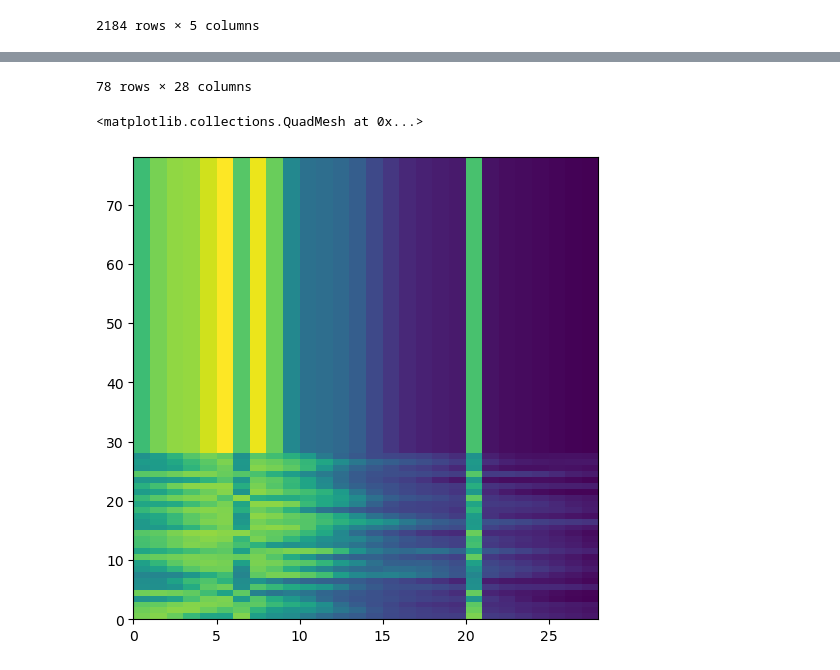
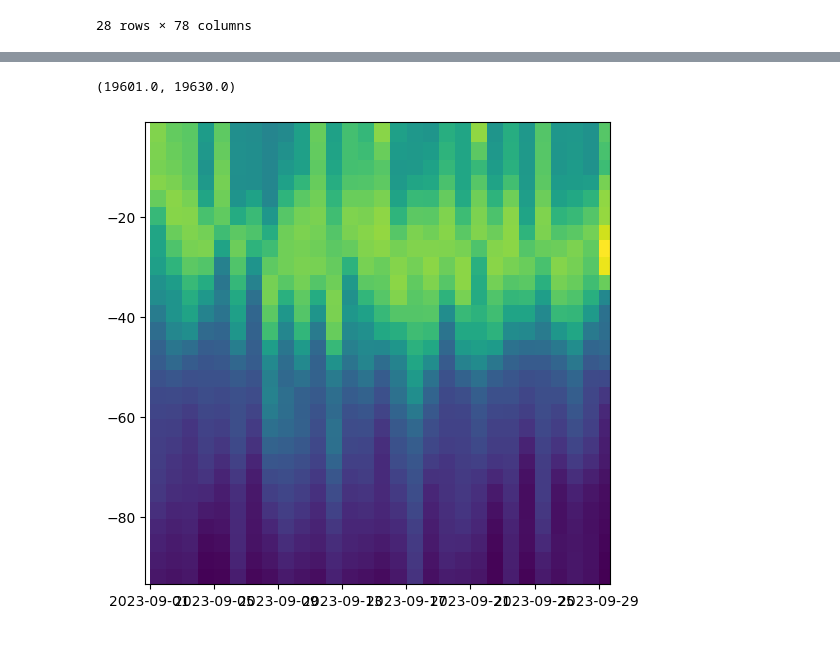
Before and after one commit to Lbh22GitHub/Harris.L_FinalProject, a Jupyter notebook: Final Take 2.ipynb, the cells around one changed output, grey strips where cells are left out. Drawn from its saved outputs; the diff is of its cells as text; code cells hidden in the pictures.

```diff
--- a/Final Take 2.ipynb
+++ b/Final Take 2.ipynb
@@ -35,6 +35,7 @@ for x in dabob_df[' Depth (Ft)']:
     dabob_df_new = x.split(' ')
     dabob_df_d.append(dabob_df_new[1])
 dabob_df['Depth'] = dabob_df_d
+dabob_df['Depth'] =dabob_df['Depth'].astype(int)
 
     # Convert Units to String
 hansville_df[' Depth (Ft)'].astype(str)
@@ -45,6 +46,7 @@ for x in hansville_df[' Depth (Ft)']:
     hansville_df_new = x.split(' ')
     hansville_df_d.append(hansville_df_new[1])
 hansville_df['Depth'] = hansville_df_d
+hansville_df['Depth'] =hansville_df['Depth'].astype(int)
 
     # Convert Units to String
 hoodsport_df[' Depth (Ft)'].astype(str)
@@ -55,6 +57,7 @@ for x in hoodsport_df[' Depth (Ft)']:
     hoodsport_df_new = x.split(' ')
     hoodsport_df_d.append(hoodsport_df_new[1])
 hoodsport_df['Depth'] = hoodsport_df_d
+hoodsport_df['Depth'] =hoodsport_df['Depth'].astype(int)
 
     # Convert Units to String
 twanoh_df[' Depth (Ft)'].astype(str)
@@ -65,6 +68,7 @@ for x in twanoh_df[' Depth (Ft)']:
     twanoh_df_new = x.split(' ')
     twanoh_df_d.append(twanoh_df_new[1])
 twanoh_df['Depth'] = twanoh_df_d
+twanoh_df['Depth'] =twanoh_df['Depth'].astype(int)
 
 # Clean DF
 # Find Indeces for Oct 13, 2023
@@ -164,37 +116,39 @@ plt.show()
 # %%
-
 # Dissolved Oxygen Over Time and Depth
 
-
 # Convert Datetime strings to Datetimes
+# Create Empty List
 datetimes = []
+# Convert String to Datetime Object
 for date in dabob_df['Date and Time']:
     datetimes.append(parser.parse(date))
 # Subsets Datetimes to Dataframe
 dabob_df['Datetime'] = datetimes
-dabob_df['Datetime'] = dabob_df['Datetime'].astype(str)
+#dabob_df['Datetime'] = dabob_df['Datetime'].astype(str)
 
 #Create Daily Datetime Integers
-dabob_dateint = []
-for x in dabob_df['Datetime']:
-    dabob_datedec = x.split('-')
-    dabob_dateint.append(int(dabob_datedec[0])+(int(dabob_datedec[1])/100)+(int(dabob_datedec[2][:2])/10000))
-dabob_df['Datetime'] = dabob_dateint
+#dabob_dateint = []
+#for x in dabob_df['Datetime']:
+    #dabob_datedec = x.split('-')
+    #dabob_dateint.append(int(dabob_datedec[0])+(int(dabob_datedec[1])/100)+(int(dabob_datedec[2][:2])/10000))
+#dabob_df['Datetime'] = dabob_dateint
 
-#dabob_ar = np.array([0,0,0])
-
-piv = pd.pivot_table(dabob_df, index='Date and Time', columns='Depth', values=' Oxygen Conc. (mg/L)')
-display(dabob_df)
-display(piv)
+# Convert to Int
+dabob_df['Depth']= dabob_df['Depth'].astype(int)
 
 # Create 2d Array
-#for x in range(len(dabob_df)):
-    #ar_temp = np.array([dabob_df['Datetime'][x],dabob_df['Depth'][x],dabob_df[' Oxygen Conc. (mg/L)'][x]])
-    #dabob_ar = np.vstack((dabob_ar,ar_temp))
-#dabob_ar = np.delete(dabob_ar, (0), axis=0)
-#dabob_ar = np.delete(dabob_ar, (1), axis=0)
+piv = pd.pivot_table(dabob_df, index='Depth', columns='Datetime', values=' Oxygen Conc. (mg/L)',sort = True)
+piv = piv.sort_index()
+piv_new = piv.to_numpy()
+display(piv)
+# Set X and Y
+x= piv.columns
+y= piv.index.values
+X,Y = np.meshgrid(x,y)
 
 #Plot
 fig,axs = plt.subplots(figsize = (6,6))
-axs.pcolormesh(piv)
+axs.pcolormesh(X,Y,piv_new)
+# Set Axis Labels and Title
+axs.set_xlim(left = datetime.fromisoformat('2023-09-01'), right = datetime.fromisoformat('2023-09-30'))
 # %% [output]
@@ -213 +173 @@ axs.pcolormesh(piv)
-2184 rows × 5 columns
+28 rows × 78 columns
@@ -227,3 +174,2 @@ axs.pcolormesh(piv)
-78 rows × 28 columns
+(19601.0, 19630.0)
-<matplotlib.collections.QuadMesh at 0x...>
-[figure, old version]
+[figure, new version]
```
Also changed, not shown: parts of 7 cells of this notebook.
